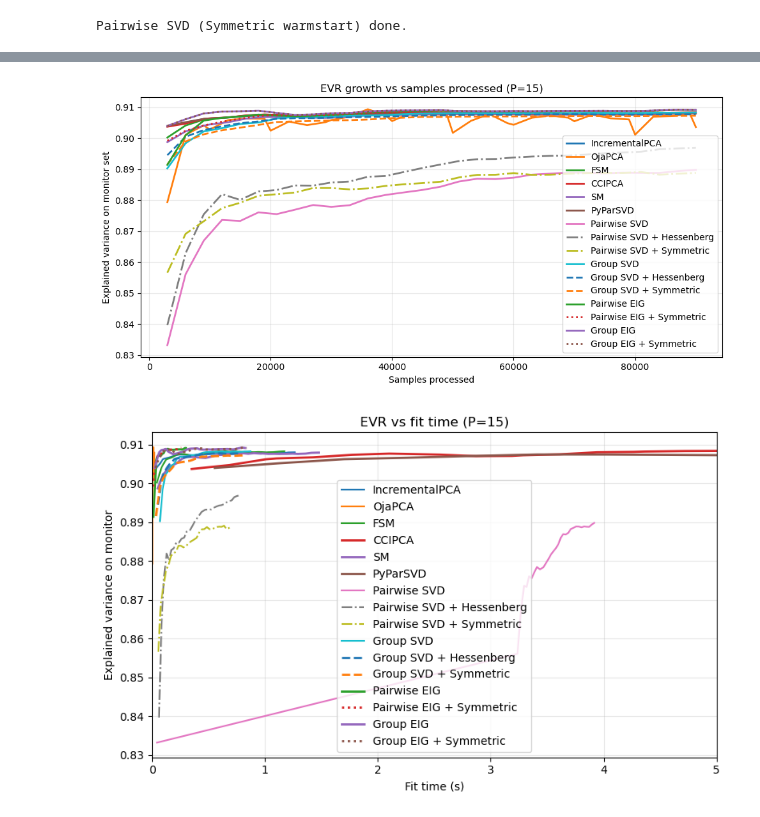
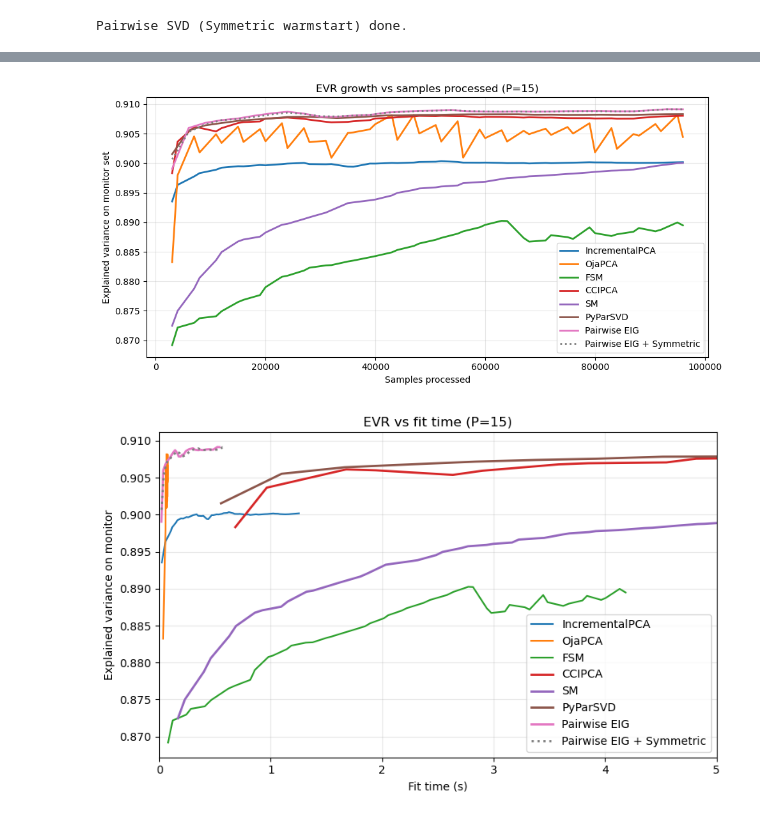
Before and after one commit to serafimalex/online-pca, a Jupyter notebook: benchmarking.ipynb, the cells around one changed output, grey strips where cells are left out. Saved outputs shown, nothing was run; the diff lists cells and outputs as text; code cells hidden in the pictures.

Commit message:
- added centering data option for fair PCA evaluation - added a notebook for the convergence experiment - fixed a small bug in pairwise_eig - fixed a small bug in pairwise_svd

```diff
--- a/benchmarking.ipynb
+++ b/benchmarking.ipynb
@@ -43,6 +43,9 @@ HOLDOUT_FILE = 0
 NUM_FILES = len(os.listdir(DATA_DIR))
 
 P = 15
+
+# center data at runtime (PCA); set False to benchmark on raw data
+CENTER = True
 
 # pairwise SVD iterations per streaming batch
 G = 500
@@ -125,0 +129,8 @@ X: (90, 90000) float32
+# %%
+if CENTER:
+    mu = X.mean(axis=1, keepdims=True)   # (d, 1) per-feature mean over TRAINING samples only
+    X -= mu                              # center training matrix
+    monitor = monitor - mu               # apply the SAME mean to the monitor set
+    print("centered | max|feature mean| =", float(np.abs(X.mean(axis=1)).max()))
+else:
+    print("centering disabled — running on raw data")
@@ -983,16 +949,16 @@ plt.plot(fsm_samples, fsm_tr, lw=2, label="FSM")
 plt.plot(ccipca_samples, ccipca_tr, lw=2, label="CCIPCA")
 plt.plot(sm_samples,     sm_tr,     lw=2, label="SM")
 plt.plot(pyparsvd_samples, pyparsvd_tr, lw=2, label="PyParSVD")
-plt.plot(online_samples, online_tr, lw=2, label="Pairwise SVD")
-plt.plot(online_hess_samples, online_hess_tr, lw=2, label="Pairwise SVD + Hessenberg", linestyle="-.")
-plt.plot(online_sym_samples, online_sym_tr, lw=2, label="Pairwise SVD + Symmetric", linestyle="-.")
-plt.plot(group_samples, group_tr, lw=2, label="Group SVD")
-plt.plot(group_hess_samples, group_hess_tr, lw=2, label="Group SVD + Hessenberg", linestyle="--")
-plt.plot(group_sym_samples,  group_sym_tr,  lw=2, label="Group SVD + Symmetric",  linestyle="--")
+# plt.plot(online_samples, online_tr, lw=2, label="Pairwise SVD")
+# plt.plot(online_hess_samples, online_hess_tr, lw=2, label="Pairwise SVD + Hessenberg", linestyle="-.")
+# plt.plot(online_sym_samples, online_sym_tr, lw=2, label="Pairwise SVD + Symmetric", linestyle="-.")
+# plt.plot(group_samples, group_tr, lw=2, label="Group SVD")
+# plt.plot(group_hess_samples, group_hess_tr, lw=2, label="Group SVD + Hessenberg", linestyle="--")
+# plt.plot(group_sym_samples,  group_sym_tr,  lw=2, label="Group SVD + Symmetric",  linestyle="--")
 plt.plot(eig_samples, eig_tr, lw=2, label="Pairwise EIG")
 plt.plot(oeb_s_w, oeb_tr_w, lw=2, label="Pairwise EIG + Symmetric", linestyle=":")
-plt.plot(geb_samples, geb_tr, lw=2, label="Group EIG")
-plt.plot(geb_s_w, geb_tr_w, lw=2, label="Group EIG + Symmetric", linestyle=":")
+# plt.plot(geb_samples, geb_tr, lw=2, label="Group EIG")
+# plt.plot(geb_s_w, geb_tr_w, lw=2, label="Group EIG + Symmetric", linestyle=":")
 
 plt.xlabel("Samples processed")
 plt.ylabel("Explained variance on monitor set")
@@ -1002,34 +968,34 @@ plt.legend()
 plt.tight_layout()
 plt.show()
 # %% [output]
-[figure, old version]
+[figure, new version]
 # %%
 plt.figure(figsize=(8, 5))
 
 plt.plot(ipca_time_axis, ipca_tr, label="IncrementalPCA")
 plt.plot(oja_time_axis, oja_tr, label="OjaPCA")
 plt.plot(fsm_time_axis, fsm_tr, label="FSM")
 plt.plot(ccipca_time_axis, ccipca_tr, lw=2, label="CCIPCA")
 plt.plot(sm_time_axis,     sm_tr,     lw=2, label="SM")
 plt.plot(pyparsvd_time_axis, pyparsvd_tr, lw=2, label="PyParSVD")
-plt.plot(online_time_axis, online_tr, label="Pairwise SVD")
-plt.plot(online_hess_time_axis, online_hess_tr, label="Pairwise SVD + Hessenberg", linestyle="-.")
-plt.plot(online_sym_time_axis, online_sym_tr, label="Pairwise SVD + Symmetric", linestyle="-.")
-plt.plot(group_time_axis, group_tr, label="Group SVD")
-plt.plot(group_hess_time_axis, group_hess_tr, lw=2, label="Group SVD + Hessenberg", linestyle="--")
-plt.plot(group_sym_time_axis,  group_sym_tr,  lw=2, label="Group SVD + Symmetric",  linestyle="--")
+# plt.plot(online_time_axis, online_tr, label="Pairwise SVD")
+# plt.plot(online_hess_time_axis, online_hess_tr, label="Pairwise SVD + Hessenberg", linestyle="-.")
+# plt.plot(online_sym_time_axis, online_sym_tr, label="Pairwise SVD + Symmetric", linestyle="-.")
+# plt.plot(group_time_axis, group_tr, label="Group SVD")
+# plt.plot(group_hess_time_axis, group_hess_tr, lw=2, label="Group SVD + Hessenberg", linestyle="--")
+# plt.plot(group_sym_time_axis,  group_sym_tr,  lw=2, label="Group SVD + Symmetric",  linestyle="--")
 plt.plot(eig_time_axis, eig_tr, lw=2, label="Pairwise EIG")
 plt.plot(oeb_t_w, oeb_tr_w, lw=2, label="Pairwise EIG + Symmetric", linestyle=":")
-plt.plot(geb_time_axis, geb_tr, lw=2, label= "Group EIG")
-plt.plot(geb_t_w, geb_tr_w, lw=2, label= "Group EIG + Symmetric", linestyle=":")
+# plt.plot(geb_time_axis, geb_tr, lw=2, label= "Group EIG")
+# plt.plot(geb_t_w, geb_tr_w, lw=2, label= "Group EIG + Symmetric", linestyle=":")
 
 plt.xlabel("Fit time (s)")
 plt.ylabel("Explained variance on monitor")
 plt.title(f"EVR vs fit time (P={P})")
 plt.xlim(0, 5)
 plt.legend()
 plt.grid(alpha=0.3)
 plt.tight_layout()
 plt.show()
 # %% [output]
-[figure, old version]
+[figure, new version]
```
Also changed, not shown: parts of 21 cells of this notebook, 4 other files.
